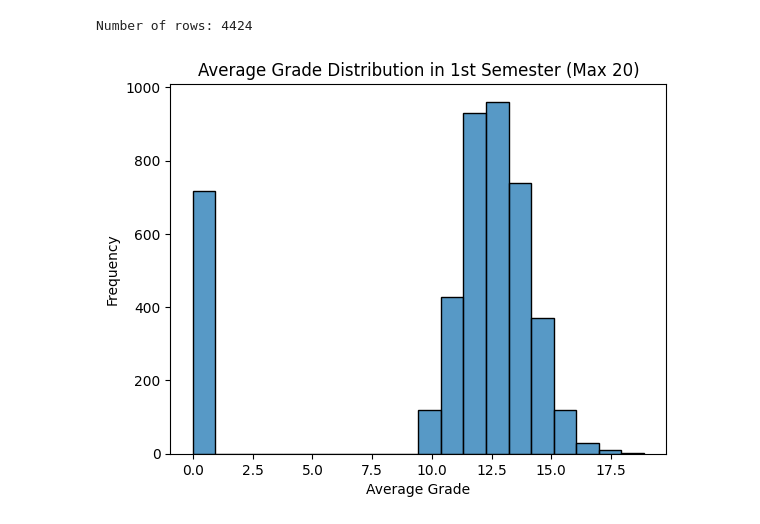
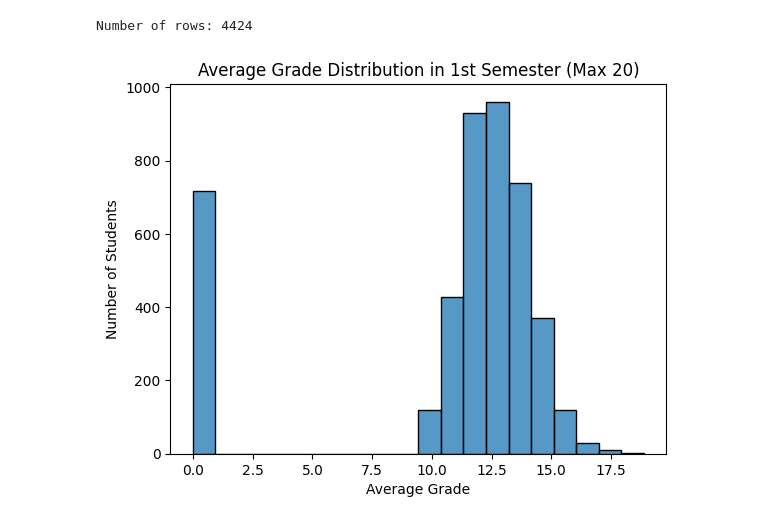
Before and after one commit to atile4/math-9-final-project, a Jupyter notebook: notebooks/notebook_01.ipynb, the cells around one changed output. Cells and saved outputs as stored; diff of their text form; code cells hidden in the pictures.

```diff
--- a/notebooks/notebook_01.ipynb
+++ b/notebooks/notebook_01.ipynb
@@ -44,10 +41,10 @@ print()
 Number of rows: 4424
 # %%
 # Plotting Grade Distribution
-sns.histplot(df_raw['Curricular units 1st sem (grade)'], bins=20)
+sns.histplot(df_raw['1st_sem_grade'], bins=20)
 plt.xlabel("Average Grade")
 plt.ylabel("Number of Students")
 plt.title("Average Grade Distribution in 1st Semester (Max 20)")
 plt.show()
 # %% [output]
-[figure, old version]
+[figure, new version]
```
Also changed, not shown: parts of 5 cells of this notebook, 5 other files.
